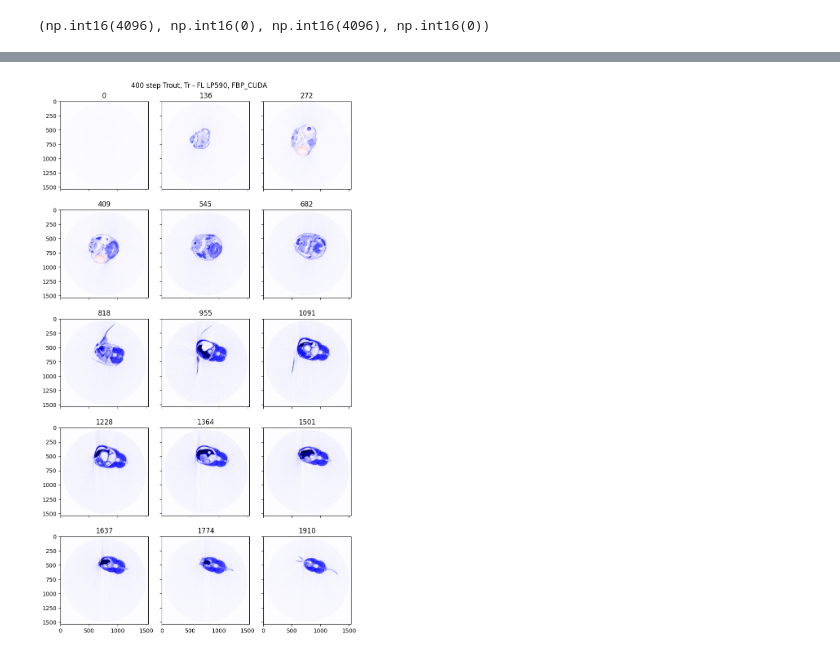
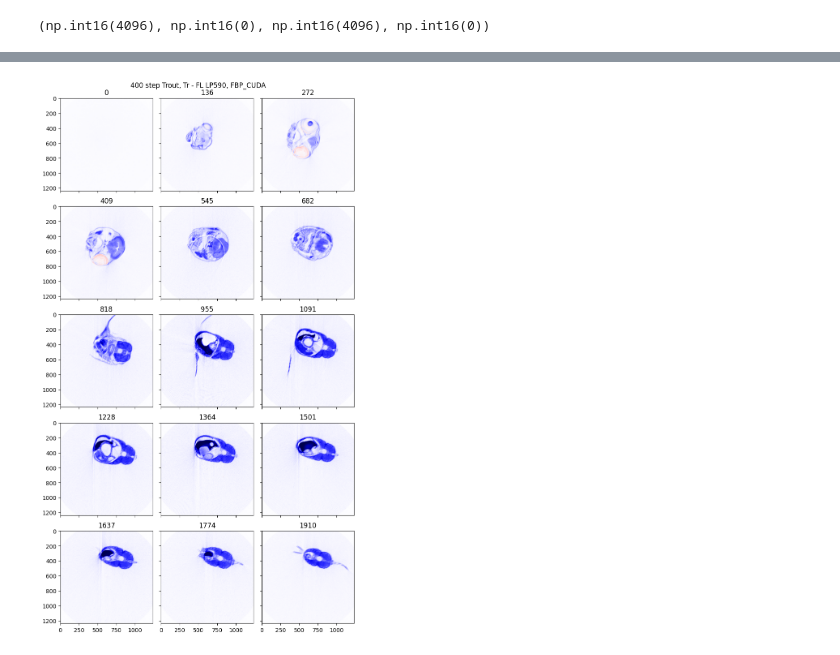
Before and after one commit to QBioImaging/paper-2026-opt-framework, a Jupyter notebook: 03_fl-tr.ipynb, the cells around one changed output, grey strips where cells are left out. Cells and saved outputs as stored; diff of their text form; code cells hidden in the pictures.

```diff
--- a/03_fl-tr.ipynb
+++ b/03_fl-tr.ipynb
@@ -46,24 +119,25 @@ np.amax(diff), np.amin(diff)
 # %%
-height = tr.shape[0]
+height = diff.shape[0]
 cmax = np.amax(diff)
 cmin = np.amin(diff)
+edge_px = 150
 sf = 2
 
 fig, ax = plt.subplots(5, 3, figsize=(8, 14), sharex=True, sharey=True)
-for i in range(len(tr)):
+for i in range(len(diff)):
     try:
-        ax[i//3, i%3].imshow(diff[int(height/15*i)],
+        ax[i//3, i%3].imshow(diff[int(height/15*i), edge_px:-edge_px, edge_px:-edge_px],
                             #  cmap=plt.cm.Greys_r,
                              cmap=plt.cm.seismic,
                              vmin=cmin / sf, vmax=cmax / sf)
         # for the case of stride in rows and plotting everything
         # ax[i//3, i%3].imshow(full_recon[i], cmap=plt.cm.Greys_r)
         ax[i//3, i%3].set_title(int(height/15*i))
     except:
         pass
 plt.suptitle('400 step Trout, Tr - FL LP590, FBP_CUDA')
 plt.tight_layout()
-plt.savefig('fig_output/0801_tr_fl_diff.png', dpi=180)
+plt.savefig('fig_output/0801_trfl_diff.png', dpi=180)
 plt.show()
 # %% [output]
-[figure, old version]
+[figure, new version]
```
Also changed, not shown: parts of 7 cells of this notebook, 9 other files.
